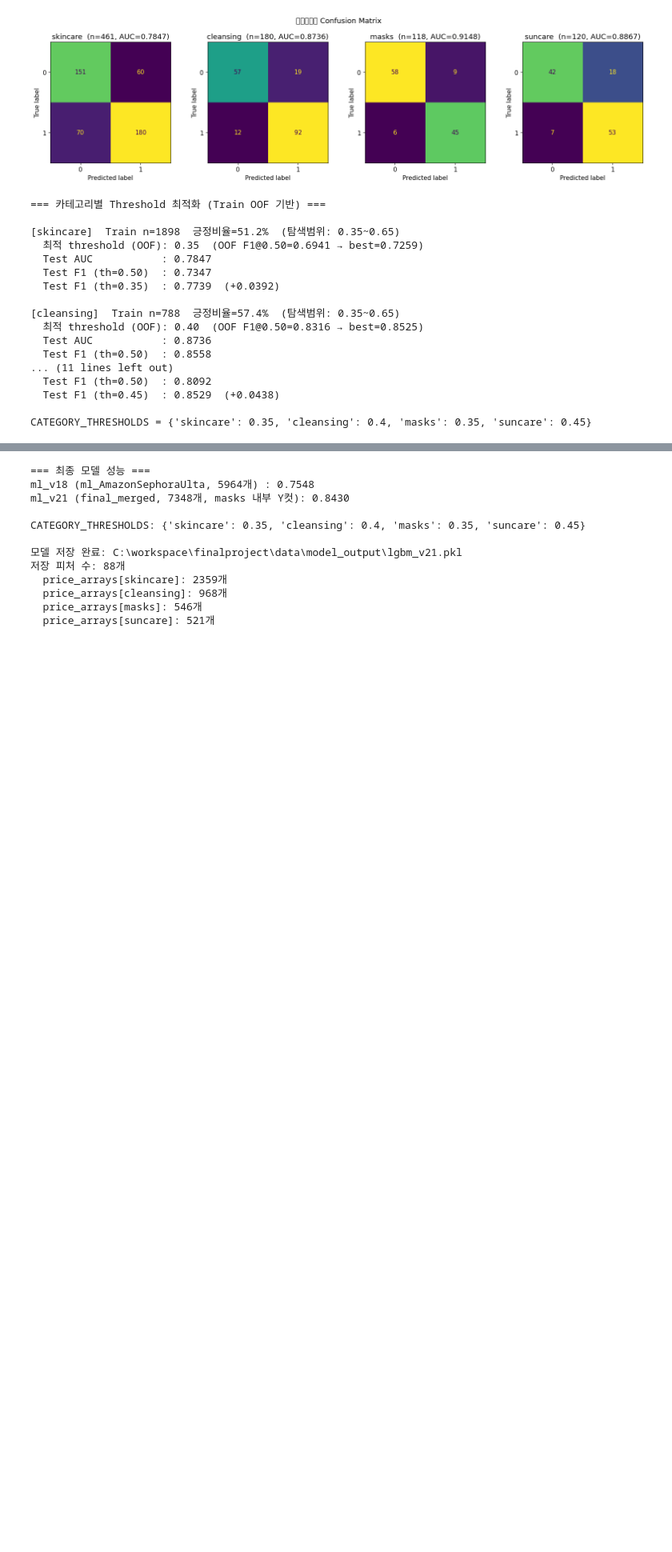
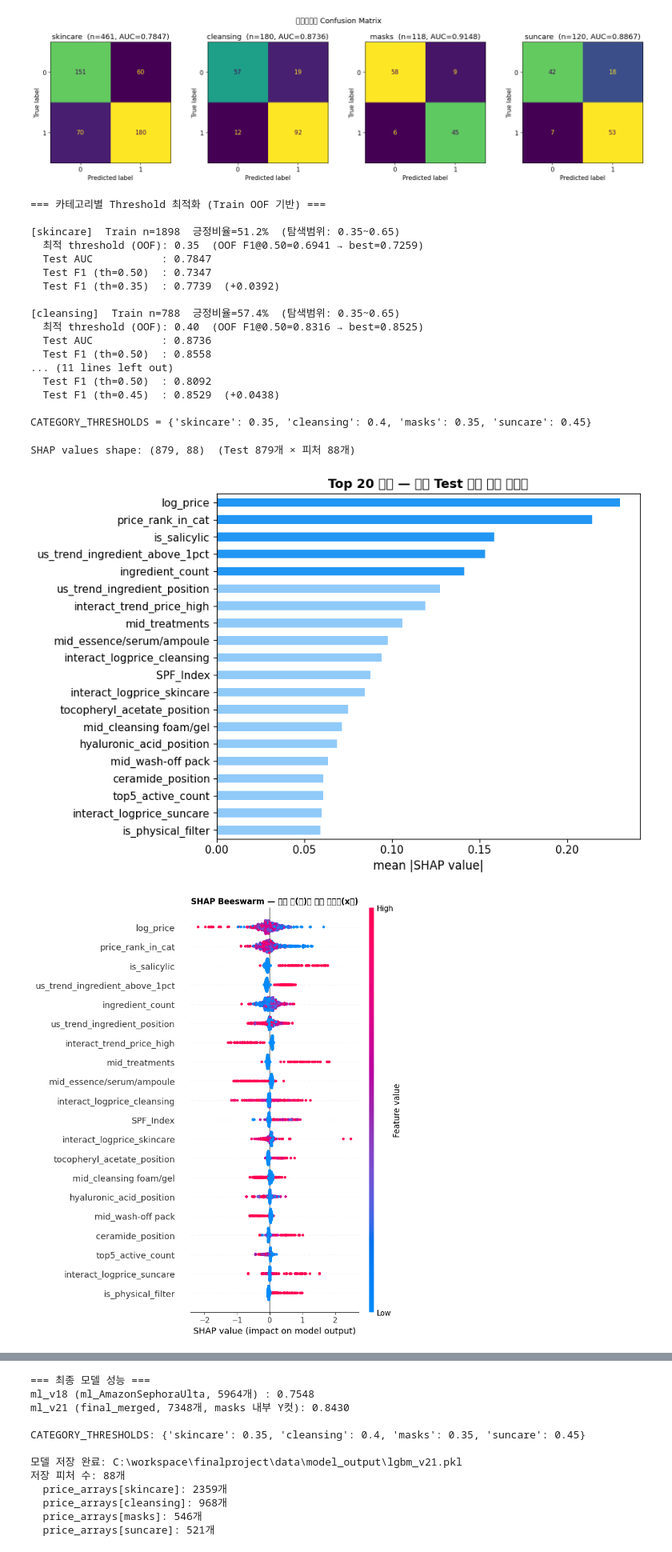
Before and after one commit to whdpdms2004-bot/finalteam4, a Jupyter notebook: ml/ml_v21.ipynb, the cells around one changed output, grey strips where cells are left out. Shown at 80% size. Cells and saved outputs as stored; diff of their text form; code cells hidden in the pictures; blank space fills up the shorter version.

```diff
--- a/ml/ml_v21.ipynb
+++ b/ml/ml_v21.ipynb
@@ -746,3 +746,47 @@ print(f"CATEGORY_THRESHOLDS = {CATEGORY_THRESHOLDS}")
   Test F1 (th=0.45)  : 0.8529  (+0.0438)
 
 CATEGORY_THRESHOLDS = {'skincare': 0.35, 'cleansing': 0.4, 'masks': 0.35, 'suncare': 0.45}
+# %%
+# ── SHAP 분석 ① : 전체 Feature Importance + Beeswarm
+import shap
+
+explainer = shap.TreeExplainer(final_model)
+shap_vals = explainer.shap_values(X_test)
+
+# LightGBM binary: [neg, pos] 또는 단일 배열 처리
+sv = shap_vals[1] if isinstance(shap_vals, list) else shap_vals
+shap_df = pd.DataFrame(sv, columns=feat_cols)
+
+print(f"SHAP values shape: {sv.shape}  (Test {len(X_test)}개 × 피처 {len(feat_cols)}개)")
+
+# ─── 그래프 1: mean |SHAP| Top 20 bar
+mean_abs = shap_df.abs().mean().sort_values(ascending=False)
+top20 = mean_abs.head(20)
+
+fig, ax = plt.subplots(figsize=(9, 6))
+colors = ['#2196F3' if i < 5 else '#90CAF9' for i in range(len(top20))]
+top20.sort_values().plot(kind='barh', ax=ax, color=colors[::-1])
+ax.set_xlabel("mean |SHAP value|", fontsize=12)
+ax.set_title("Top 20 피처 — 전체 Test 기준 평균 영향도", fontsize=13, fontweight='bold')
+ax.axvline(0, color='black', linewidth=0.8)
+plt.tight_layout()
+plt.savefig('shap_global_importance.png', dpi=150, bbox_inches='tight')
+plt.show()
+
+# ─── 그래프 2: Beeswarm summary plot
+X_test_df = pd.DataFrame(X_test, columns=feat_cols)
+plt.figure(figsize=(10, 8))
+shap.summary_plot(sv, X_test_df, max_display=20, show=False)
+plt.title("SHAP Beeswarm — 피처 값(색)과 예측 영향도(x축)", fontsize=12, fontweight='bold')
+plt.tight_layout()
+plt.savefig('shap_beeswarm.png', dpi=150, bbox_inches='tight')
+plt.show()
+
+print("\nTop 10 피처 (mean |SHAP|):")
+for feat, val in mean_abs.head(10).items():
+    direction = "양(+)" if shap_df[feat].mean() > 0 else "음(-)"
+    print(f"  {feat:<45} {val:.4f}  [{direction}]")
+# %% [output]
+SHAP values shape: (879, 88)  (Test 879개 × 피처 88개)
+[figure, added]
+[figure, added]
```
Also changed, not shown: parts of 2 cells of this notebook, 4 other files.
